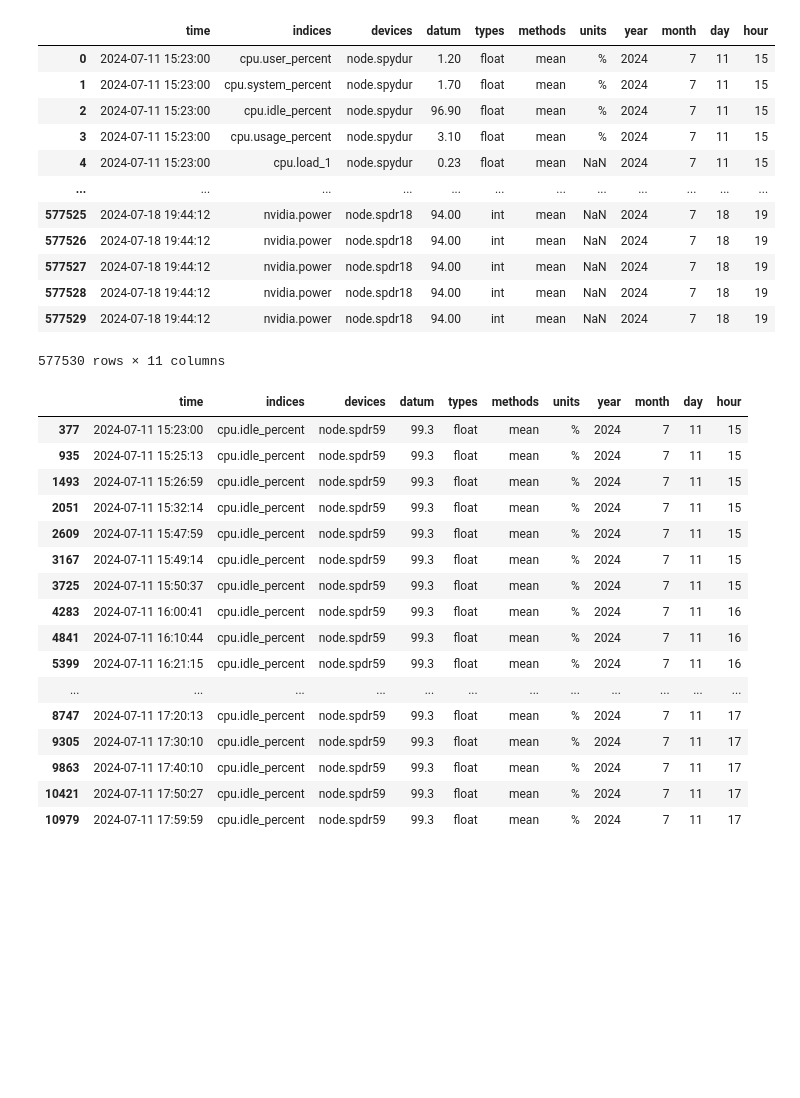
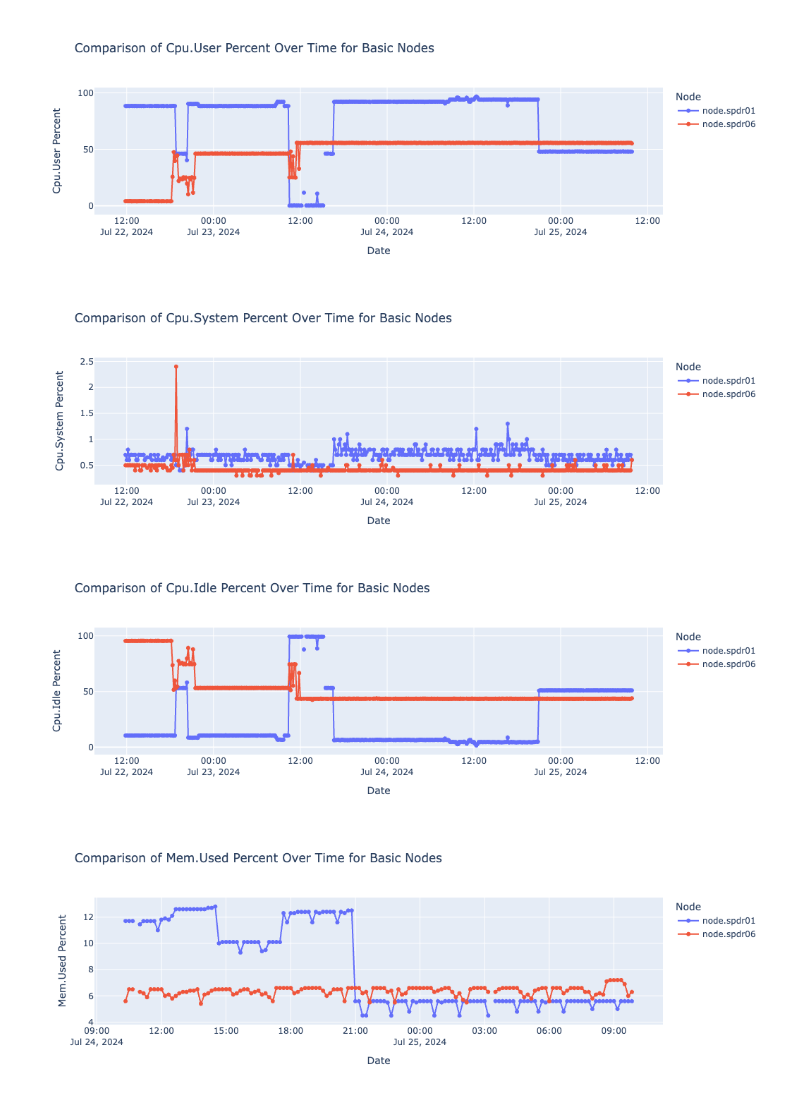
Before and after one commit to SkylerHe/Spydur_Data_Collection, a Jupyter notebook: data_visual.ipynb, the cells around one changed output. Saved outputs shown, nothing was run; the diff lists cells and outputs as text; code cells hidden in the pictures; blank space fills up the shorter version.

```diff
--- a/data_visual.ipynb
+++ b/data_visual.ipynb
@@ -70,16 +5,21 @@ See the caveats in the documentation: https://pandas.pydata.org/pandas-docs/stab
 # %%
-df
+# Define the function to assign partition based on the node number
+def assign_partition(node):
+    try:
+        # Extract the node number
+        node_num = int(node.split('spdr')[-1])
+
+        # Define partition ranges
+        partition_ranges = {
+                            'basic': range(1, 9),
+                            'medium': range(9, 14),
+                            'large': range(14, 16),
+                            'ML': [16],
+                            'sci': range(17, 19)}
+
+        # Assign partition based on the node number
+        for partition, node_range in partition_ranges.items():
+            if node_num in node_range:
+                return partition
+    except Exception as e:
+        return 'unknown'
-# %% [output]
-|  | time | indices | devices | datum | types | methods | units | year | month | day | hour |
-| 0 | 2024-07-11 15:23:00 | cpu.user_percent | node.spydur | 1.20 | float | mean | % | 2024 | 7 | 11 | 15 |
-| 1 | 2024-07-11 15:23:00 | cpu.system_percent | node.spydur | 1.70 | float | mean | % | 2024 | 7 | 11 | 15 |
-| 2 | 2024-07-11 15:23:00 | cpu.idle_percent | node.spydur | 96.90 | float | mean | % | 2024 | 7 | 11 | 15 |
-| 3 | 2024-07-11 15:23:00 | cpu.usage_percent | node.spydur | 3.10 | float | mean | % | 2024 | 7 | 11 | 15 |
-| 4 | 2024-07-11 15:23:00 | cpu.load_1 | node.spydur | 0.23 | float | mean | NaN | 2024 | 7 | 11 | 15 |
-| ... | ... | ... | ... | ... | ... | ... | ... | ... | ... | ... | ... |
-| 577525 | 2024-07-18 19:44:12 | nvidia.power | node.spdr18 | 94.00 | int | mean | NaN | 2024 | 7 | 18 | 19 |
-| 577526 | 2024-07-18 19:44:12 | nvidia.power | node.spdr18 | 94.00 | int | mean | NaN | 2024 | 7 | 18 | 19 |
-| 577527 | 2024-07-18 19:44:12 | nvidia.power | node.spdr18 | 94.00 | int | mean | NaN | 2024 | 7 | 18 | 19 |
-| 577528 | 2024-07-18 19:44:12 | nvidia.power | node.spdr18 | 94.00 | int | mean | NaN | 2024 | 7 | 18 | 19 |
-| 577529 | 2024-07-18 19:44:12 | nvidia.power | node.spdr18 | 94.00 | int | mean | NaN | 2024 | 7 | 18 | 19 |
-577530 rows × 11 columns
@@ -86,22 +79,18 @@ df
+# %%
+df = pd.read_csv('dataset.csv')
+df['time'] = pd.to_datetime(df['time'])
+df['partition'] = df['devices'].apply(assign_partition)
+#df.to_csv('clusterdata.csv', index=False)
 # %%
-df1 = df[df['devices']== 'node.spdr59']
-df2 = df1[df1['indices'] == 'cpu.idle_percent']
-df2.head(20)
+nodes = ['node.spdr01', 'node.spdr06']
+ms1 = ['cpu.user_percent', 'cpu.system_percent', 'cpu.idle_percent']
+ms2 = ['cpu.load_15', 'cpu.usage_percent', 'cpu.nice_percent', 'cpu.iowait_percent']
+ms3 = ['power.cpu_watts', 'power.mem_watts','power.node_watts', 'system.process_count']
+ms4 = ['mem.used_percent', 'mem.active','mem.cached']
+node_compare(nodes, ms1, df)
+node_compare(nodes, ms4, df)
 # %% [output]
-|  | time | indices | devices | datum | types | methods | units | year | month | day | hour |
-| 377 | 2024-07-11 15:23:00 | cpu.idle_percent | node.spdr59 | 99.3 | float | mean | % | 2024 | 7 | 11 | 15 |
-| 935 | 2024-07-11 15:25:13 | cpu.idle_percent | node.spdr59 | 99.3 | float | mean | % | 2024 | 7 | 11 | 15 |
-| 1493 | 2024-07-11 15:26:59 | cpu.idle_percent | node.spdr59 | 99.3 | float | mean | % | 2024 | 7 | 11 | 15 |
-| 2051 | 2024-07-11 15:32:14 | cpu.idle_percent | node.spdr59 | 99.3 | float | mean | % | 2024 | 7 | 11 | 15 |
-| 2609 | 2024-07-11 15:47:59 | cpu.idle_percent | node.spdr59 | 99.3 | float | mean | % | 2024 | 7 | 11 | 15 |
-| 3167 | 2024-07-11 15:49:14 | cpu.idle_percent | node.spdr59 | 99.3 | float | mean | % | 2024 | 7 | 11 | 15 |
-| 3725 | 2024-07-11 15:50:37 | cpu.idle_percent | node.spdr59 | 99.3 | float | mean | % | 2024 | 7 | 11 | 15 |
-| 4283 | 2024-07-11 16:00:41 | cpu.idle_percent | node.spdr59 | 99.3 | float | mean | % | 2024 | 7 | 11 | 16 |
-| 4841 | 2024-07-11 16:10:44 | cpu.idle_percent | node.spdr59 | 99.3 | float | mean | % | 2024 | 7 | 11 | 16 |
-| 5399 | 2024-07-11 16:21:15 | cpu.idle_percent | node.spdr59 | 99.3 | float | mean | % | 2024 | 7 | 11 | 16 |
-| ... | ... | ... | ... | ... | ... | ... | ... | ... | ... | ... | ... |
-| 8747 | 2024-07-11 17:20:13 | cpu.idle_percent | node.spdr59 | 99.3 | float | mean | % | 2024 | 7 | 11 | 17 |
-| 9305 | 2024-07-11 17:30:10 | cpu.idle_percent | node.spdr59 | 99.3 | float | mean | % | 2024 | 7 | 11 | 17 |
-| 9863 | 2024-07-11 17:40:10 | cpu.idle_percent | node.spdr59 | 99.3 | float | mean | % | 2024 | 7 | 11 | 17 |
-| 10421 | 2024-07-11 17:50:27 | cpu.idle_percent | node.spdr59 | 99.3 | float | mean | % | 2024 | 7 | 11 | 17 |
-| 10979 | 2024-07-11 17:59:59 | cpu.idle_percent | node.spdr59 | 99.3 | float | mean | % | 2024 | 7 | 11 | 17 |
+[figure, added]
+[figure, added]
+[figure, added]
+[figure, added]
```
Also changed, not shown: parts of 5 cells of this notebook, 1 other file.
